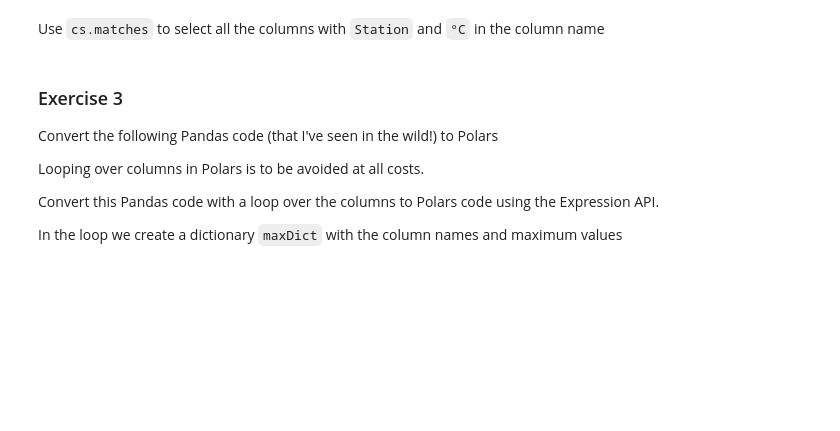
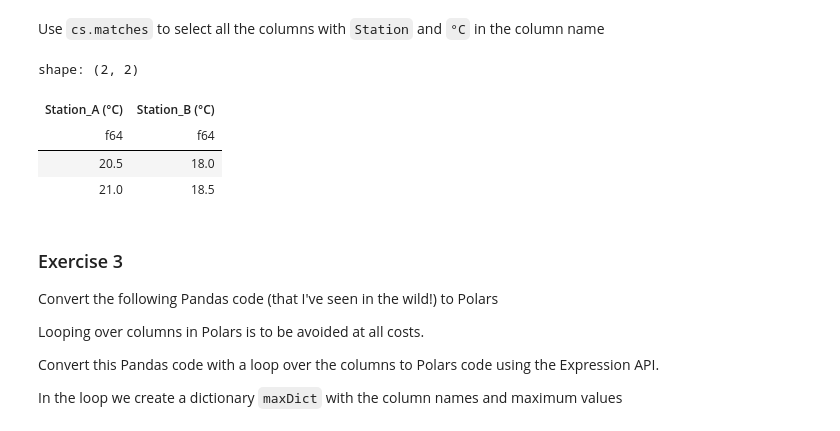
Before and after one commit to ddanghyni/SNT_GYM, a Jupyter notebook: Polars/polars-materials/notebooks/03_selecting_transformations/03-SelectingColumnsMultipleColumns.ipynb, the cells around one changed output. Cells and saved outputs as stored; diff of their text form; code cells hidden in the pictures; blank space fills up the shorter version.

```diff
--- a/Polars/polars-materials/notebooks/03_selecting_transformations/03-SelectingColumnsMultipleColumns.ipynb
+++ b/Polars/polars-materials/notebooks/03_selecting_transformations/03-SelectingColumnsMultipleColumns.ipynb
@@ -745,10 +856,16 @@ Use `cs.matches` to select all the columns with `Station` and `°C`  in the colu
 # %%
 (
     df_weather
     .select(
-        <blank>
+        cs.matches(".*°C.*")
     )
 )
+# %% [output]
+shape: (2, 2)
+| Station_A (°C) | Station_B (°C) |
+| f64 | f64 |
+| 20.5 | 18.0 |
+| 21.0 | 18.5 |
 # %% [markdown]
 ### Exercise 3
 Convert the following Pandas code (that I've seen in the wild!) to Polars
```
Also changed, not shown: parts of 8 cells of this notebook.
